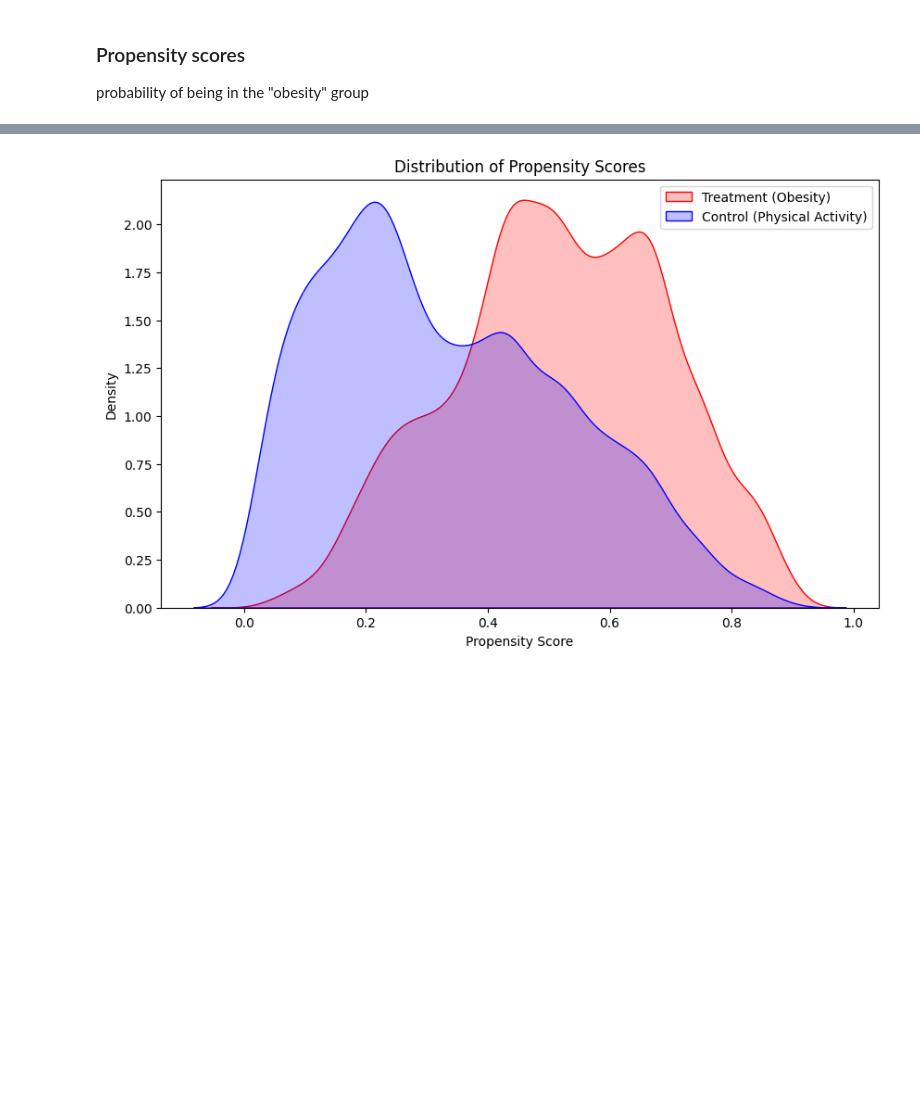
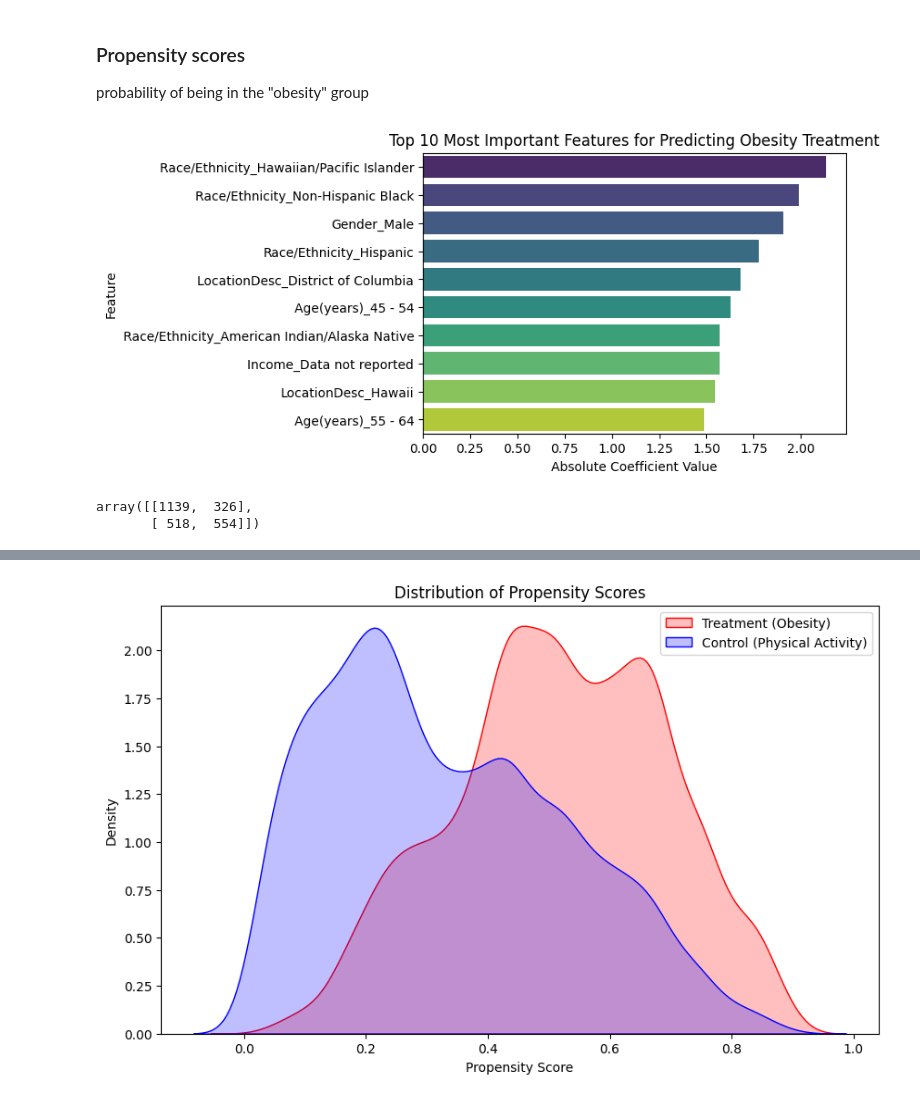
Before and after one commit to przemyslawniedziela98/causal-analysis-obesity, a Jupyter notebook: causal_analysis.ipynb, the cells around one changed output, grey strips where cells are left out. Saved outputs shown, nothing was run; the diff lists cells and outputs as text; code cells hidden in the pictures; blank space fills up the shorter version.

```diff
--- a/causal_analysis.ipynb
+++ b/causal_analysis.ipynb
@@ -39,3 +40,28 @@ X_train, X_test, y_train, y_test = train_test_split(X_encoded, combined_df['Trea
 log_reg = LogisticRegression(max_iter=1000, random_state=42)
 log_reg.fit(X_train, y_train)
 combined_df['Propensity_Score'] = log_reg.predict_proba(X_encoded)[:, 1]
+# %%
+coefficients = pd.DataFrame({
+    'Feature': X_encoded.columns,
+    'Coefficient': log_reg.coef_[0]
+})
+
+coefficients['Abs_Coefficient'] = coefficients['Coefficient'].abs()
+top_features = coefficients.sort_values(by='Abs_Coefficient', ascending=False).head(10)
+
+plt.figure(figsize=(6, 4))
+sns.barplot(x='Abs_Coefficient', y='Feature', data=top_features, palette='viridis')
+plt.title('Top 10 Most Important Features for Predicting Obesity PS')
+plt.xlabel('Absolute Coefficient Value')
+plt.ylabel('Feature')
+plt.show()
+# %% [output]
+[figure, added]
+# %%
+y_pred = log_reg.predict(X_test)
+
+print("PS confusion matrix")
+confusion_matrix(y_test, y_pred)
+# %% [output]
+array([[1139,  326],
+       [ 518,  554]])
```
Also changed, not shown: parts of 2 cells of this notebook.
